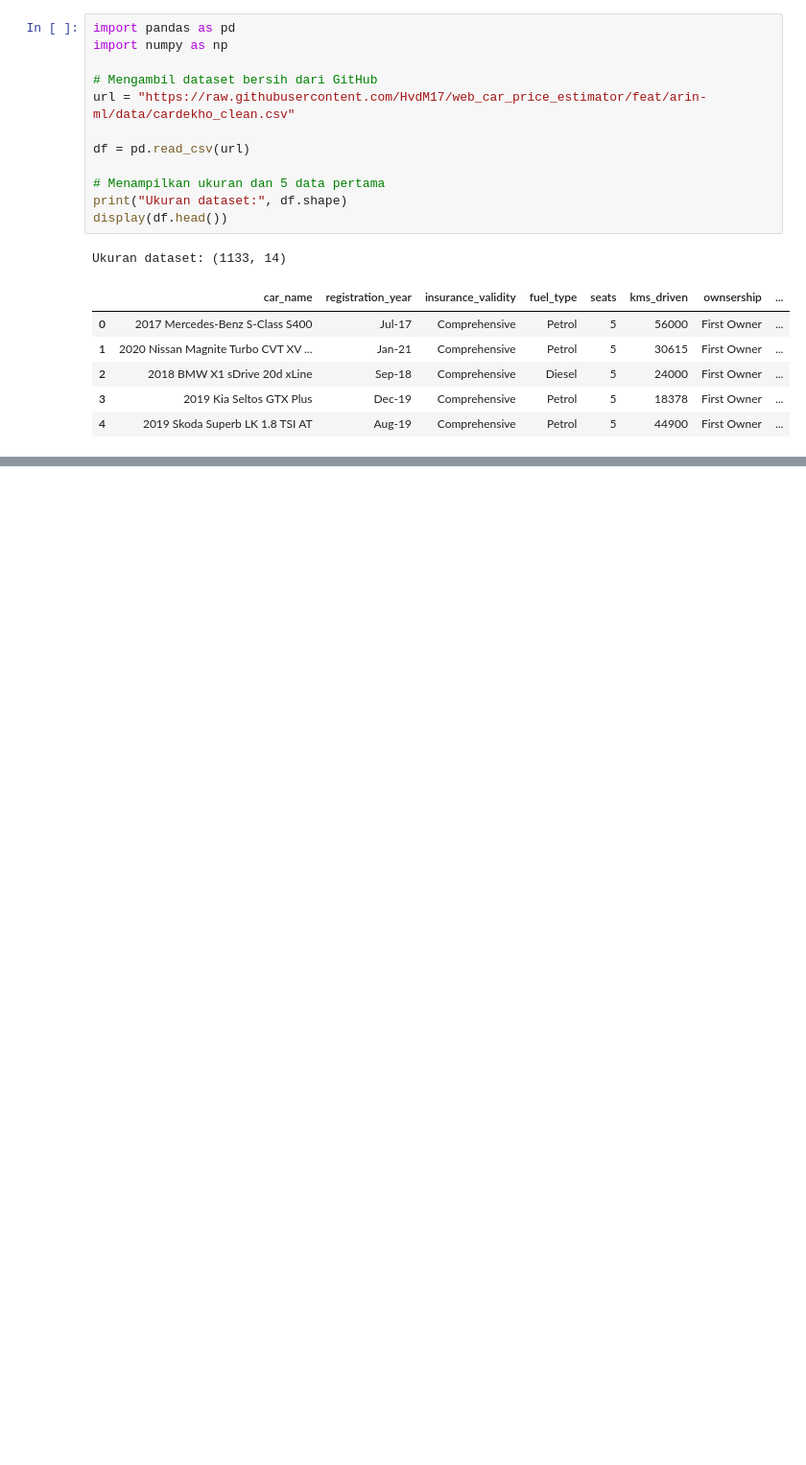
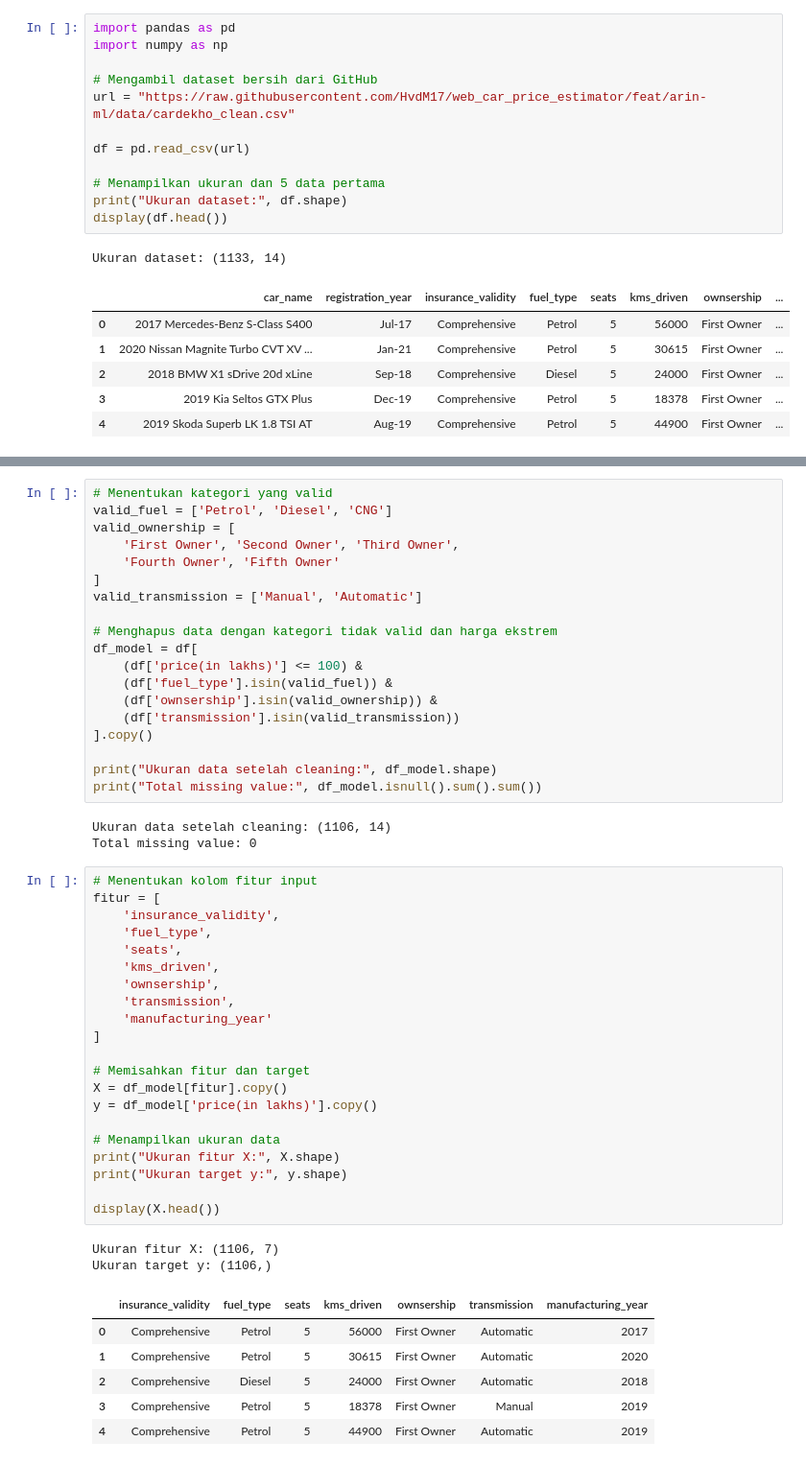
Before and after one commit to HvdM17/web_car_price_estimator, a Jupyter notebook: training/02_modelling.ipynb, the cells around one changed output, grey strips where cells are left out. Shown at 96% size. Saved outputs shown, nothing was run; the diff lists cells and outputs as text; blank space fills up the shorter version.

```diff
--- a/training/02_modelling.ipynb
+++ b/training/02_modelling.ipynb
@@ -22,0 +82,52 @@ Ukuran dataset: (1133, 14)
+# %%
+# Menentukan kategori yang valid
+valid_fuel = ['Petrol', 'Diesel', 'CNG']
+valid_ownership = [
+    'First Owner', 'Second Owner', 'Third Owner',
+    'Fourth Owner', 'Fifth Owner'
+]
+valid_transmission = ['Manual', 'Automatic']
+
+# Menghapus data dengan kategori tidak valid dan harga ekstrem
+df_model = df[
+    (df['price(in lakhs)'] <= 100) &
+    (df['fuel_type'].isin(valid_fuel)) &
+    (df['ownsership'].isin(valid_ownership)) &
+    (df['transmission'].isin(valid_transmission))
+].copy()
+
+print("Ukuran data setelah cleaning:", df_model.shape)
+print("Total missing value:", df_model.isnull().sum().sum())
+# %% [output]
+Ukuran data setelah cleaning: (1106, 14)
+Total missing value: 0
+# %%
+# Menentukan kolom fitur input
+fitur = [
+    'insurance_validity',
+    'fuel_type',
+    'seats',
+    'kms_driven',
+    'ownsership',
+    'transmission',
+    'manufacturing_year'
+]
+
+# Memisahkan fitur dan target
+X = df_model[fitur].copy()
+y = df_model['price(in lakhs)'].copy()
+
+# Menampilkan ukuran data
+print("Ukuran fitur X:", X.shape)
+print("Ukuran target y:", y.shape)
+
+display(X.head())
+# %% [output]
+Ukuran fitur X: (1106, 7)
+Ukuran target y: (1106,)
+|  | insurance_validity | fuel_type | seats | kms_driven | ownsership | transmission | manufacturing_year |
+| 0 | Comprehensive | Petrol | 5 | 56000 | First Owner | Automatic | 2017 |
+| 1 | Comprehensive | Petrol | 5 | 30615 | First Owner | Automatic | 2020 |
+| 2 | Comprehensive | Diesel | 5 | 24000 | First Owner | Automatic | 2018 |
+| 3 | Comprehensive | Petrol | 5 | 18378 | First Owner | Manual | 2019 |
+| 4 | Comprehensive | Petrol | 5 | 44900 | First Owner | Automatic | 2019 |
```
Also changed, not shown: parts of 12 cells of this notebook.
